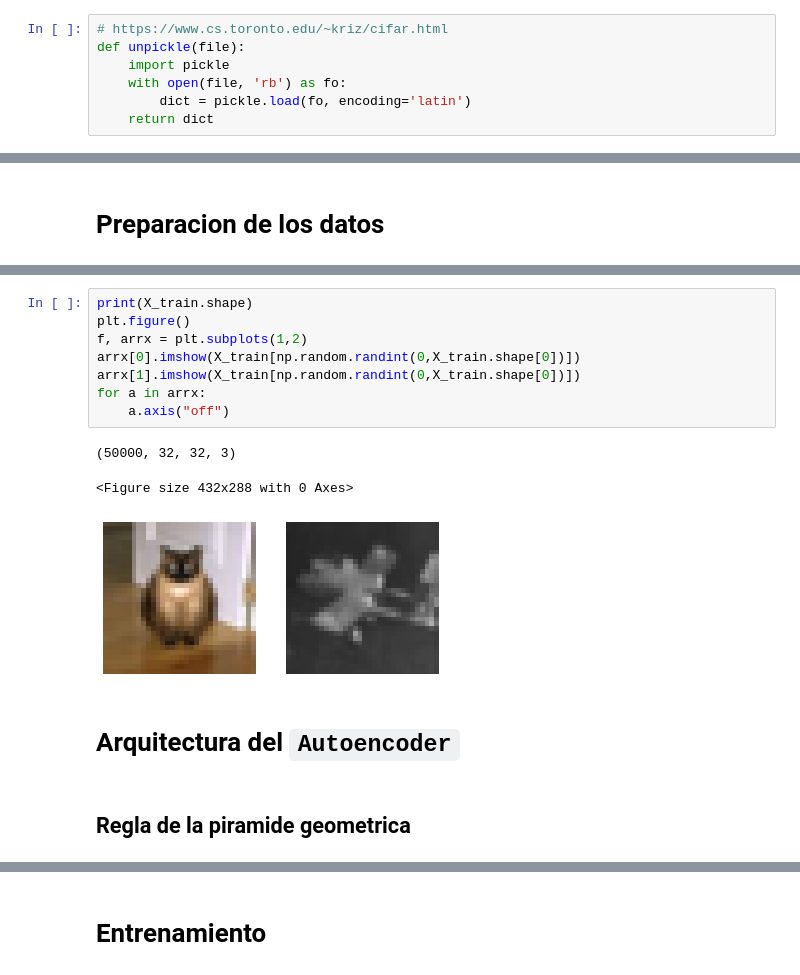
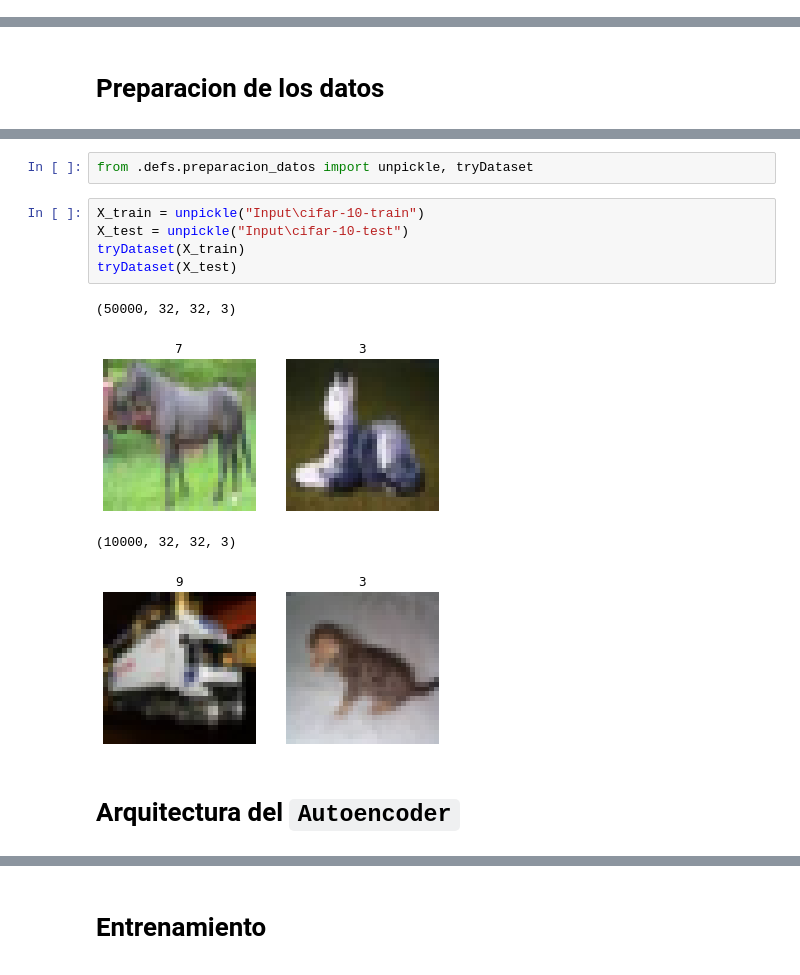
Before and after one commit to TFG-FcoJavier/TFG, a Jupyter notebook: pruebasAAE.ipynb, the cells around one changed output, grey strips where cells are left out. Saved outputs shown, nothing was run; the diff lists cells and outputs as text.

Commit message:
Limpieza de pruebas AAE Arquitectura del autoencoder movido a arquitectura.ipynb y sustituido por import Preparacion de los datos sustituido por import

```diff
--- a/pruebasAAE.ipynb
+++ b/pruebasAAE.ipynb
@@ -21,7 +20,0 @@ Funcion para extraer los datos de los ficheros
-# %%
-# https://www.cs.toronto.edu/~kriz/cifar.html
-def unpickle(file):
-    import pickle
-    with open(file, 'rb') as fo:
-        dict = pickle.load(fo, encoding='latin')
-    return dict
@@ -86,16 +23,14 @@ X_train=X_train/255
-# %%
-print(X_train.shape)
-plt.figure()
-f, arrx = plt.subplots(1,2)
-arrx[0].imshow(X_train[np.random.randint(0,X_train.shape[0])])
-arrx[1].imshow(X_train[np.random.randint(0,X_train.shape[0])])
-for a in arrx:
-    a.axis("off")
-# %% [output]
-(50000, 32, 32, 3)
-<Figure size 432x288 with 0 Axes>
-[figure, removed]
+# %%
+from .defs.preparacion_datos import unpickle, tryDataset
+# %%
+X_train = unpickle("Input\cifar-10-train")
+X_test = unpickle("Input\cifar-10-test")
+tryDataset(X_train)
+tryDataset(X_test)
+# %% [output]
+(50000, 32, 32, 3)
+[figure, added]
+(10000, 32, 32, 3)
+[figure, added]
 # %% [markdown]
 # Arquitectura del ``Autoencoder``
-# %% [markdown]
-## Regla de la piramide geometrica
```
Also changed, not shown: parts of 49 cells of this notebook, 1 other file.
